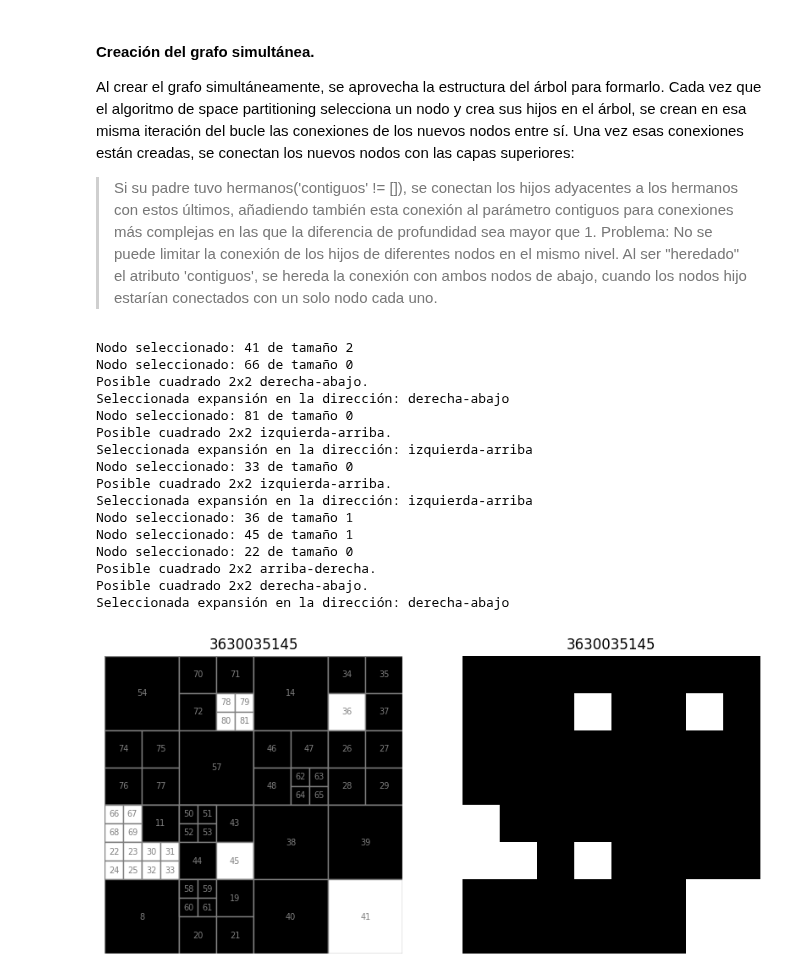
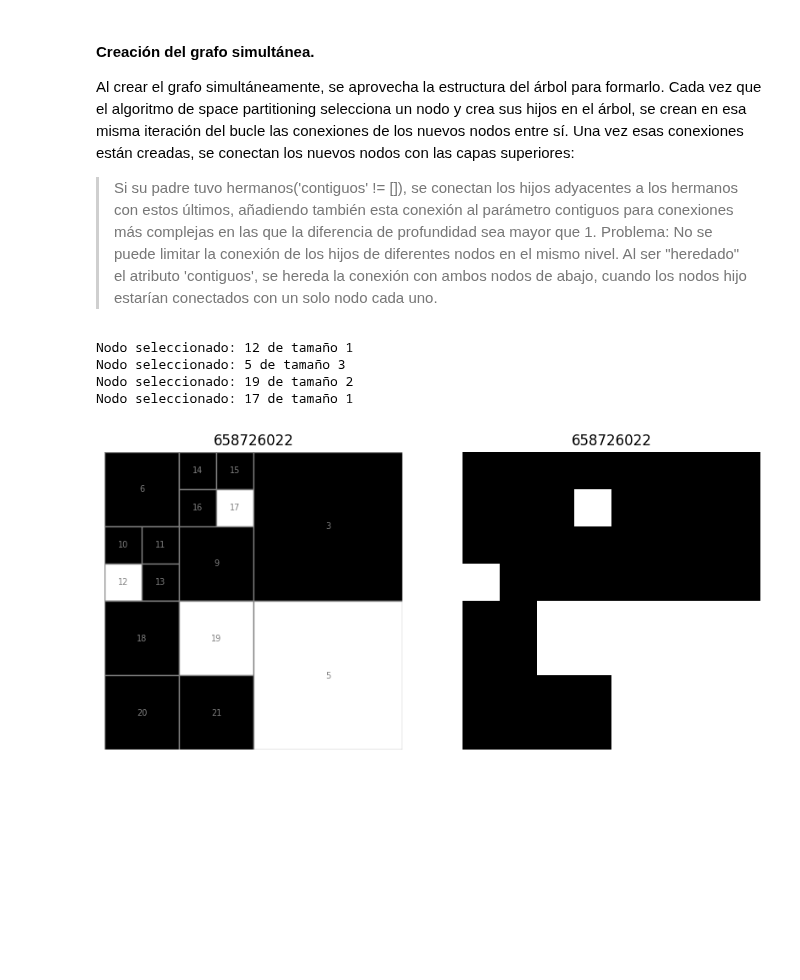
Before and after one commit to MarioPG21/TFG_generacion_mazmorras, a Jupyter notebook: Space Partitioning/Space_Partitioning.ipynb, the cells around one changed output. Cells and saved outputs as stored; diff of their text form; code cells hidden in the pictures; blank space fills up the shorter version.

```diff
--- a/Space Partitioning/Space_Partitioning.ipynb
+++ b/Space Partitioning/Space_Partitioning.ipynb
@@ -635,33 +626,29 @@ class Cuadrado():
         # Dibujar los hijos
         for cuadrante in self.cuadrantes:
             cuadrante.dibujar_aux(ax,bordes,indices)
-# %%
-A, semilla = formar_particion_estado_4(20)
-#describir_arbol(A)
-#print(f"\n{semilla}")
-# %%
-cuadrado = Cuadrado(A, semilla=semilla)
-cuadrado.formar_grafo()
-cuadrado.crear_mazmorra_clasica(7)
-#nx.draw(cuadrado.S, with_labels=True, font_size = 8)
-# %% [output]
-Nodo seleccionado: 41 de tamaño 2
-Nodo seleccionado: 66 de tamaño 0
-Posible cuadrado 2x2 derecha-abajo.
-Seleccionada expansión en la dirección: derecha-abajo
-Nodo seleccionado: 81 de tamaño 0
-Posible cuadrado 2x2 izquierda-arriba.
-Seleccionada expansión en la dirección: izquierda-arriba
-Nodo seleccionado: 33 de tamaño 0
-Posible cuadrado 2x2 izquierda-arriba.
-Seleccionada expansión en la dirección: izquierda-arriba
-Nodo seleccionado: 36 de tamaño 1
-Nodo seleccionado: 45 de tamaño 1
-Nodo seleccionado: 22 de tamaño 0
-Posible cuadrado 2x2 arriba-derecha.
-Posible cuadrado 2x2 derecha-abajo.
-Seleccionada expansión en la dirección: derecha-abajo
-# %%
-cuadrado.dibujar(guardar=False)
-# %% [output]
-[figure, removed]
+# %%
+def crear_mazmorra_space_part(arquitectura, npart = 20, nsalas = 5, guardar = False):
+    A, semilla = formar_particion_estado_4(npart)
+    cuadrado = Cuadrado(A, semilla=semilla)
+    cuadrado.formar_grafo()
+    if arquitectura == 'clasica':
+        cuadrado.crear_mazmorra_clasica(nsalas)
+    cuadrado.dibujar(guardar=guardar)
+# %%
+arquitectura = 'clasica'
+npart = 5
+nsalas = 4
+guardar = False
+
+crear_mazmorra_space_part(
+    arquitectura=arquitectura,
+    npart=npart,
+    nsalas=nsalas,
+    guardar=guardar
+)
+# %% [output]
+Nodo seleccionado: 12 de tamaño 1
+Nodo seleccionado: 5 de tamaño 3
+Nodo seleccionado: 19 de tamaño 2
+Nodo seleccionado: 17 de tamaño 1
+[figure, added]
```
Also changed, not shown: parts of 2 cells of this notebook.
